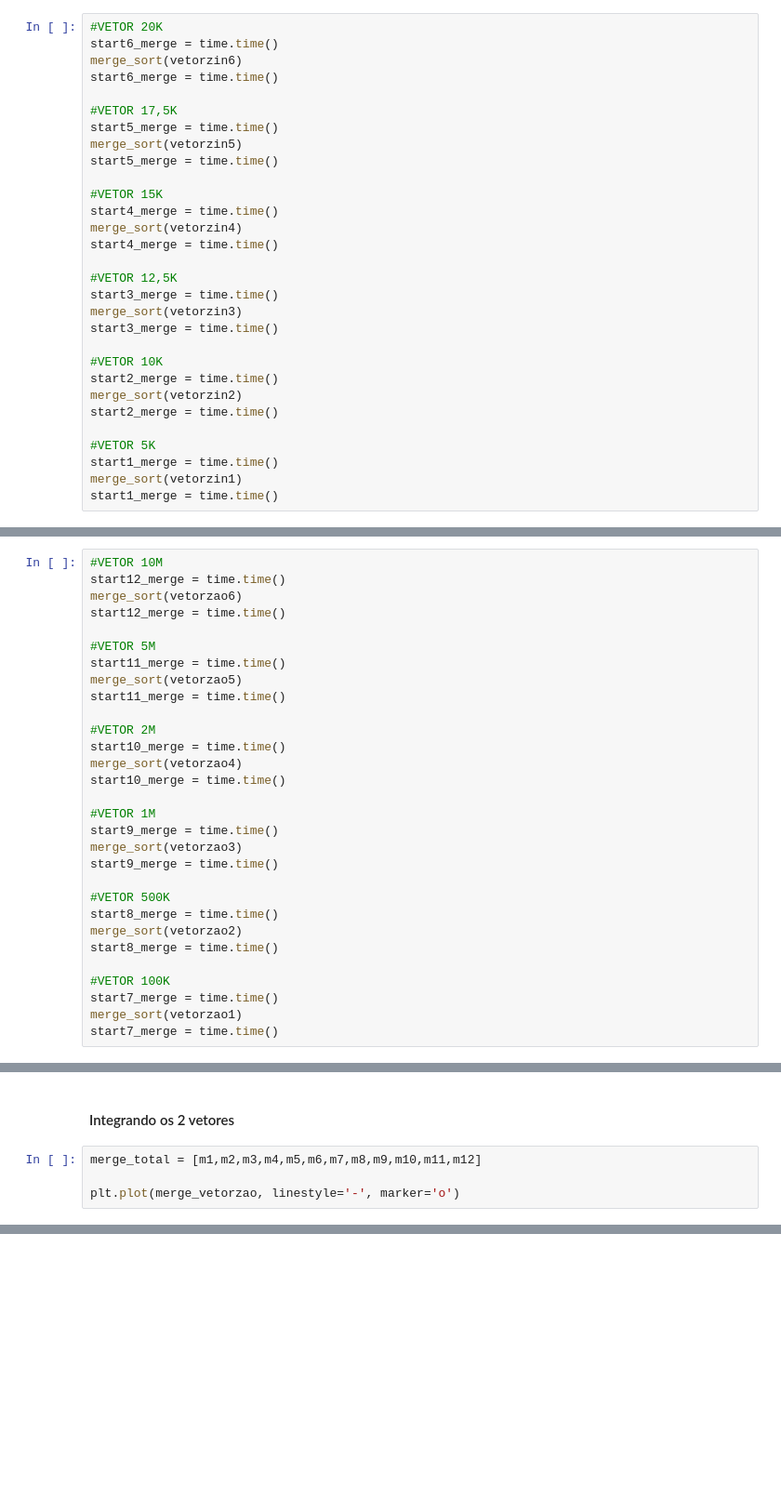
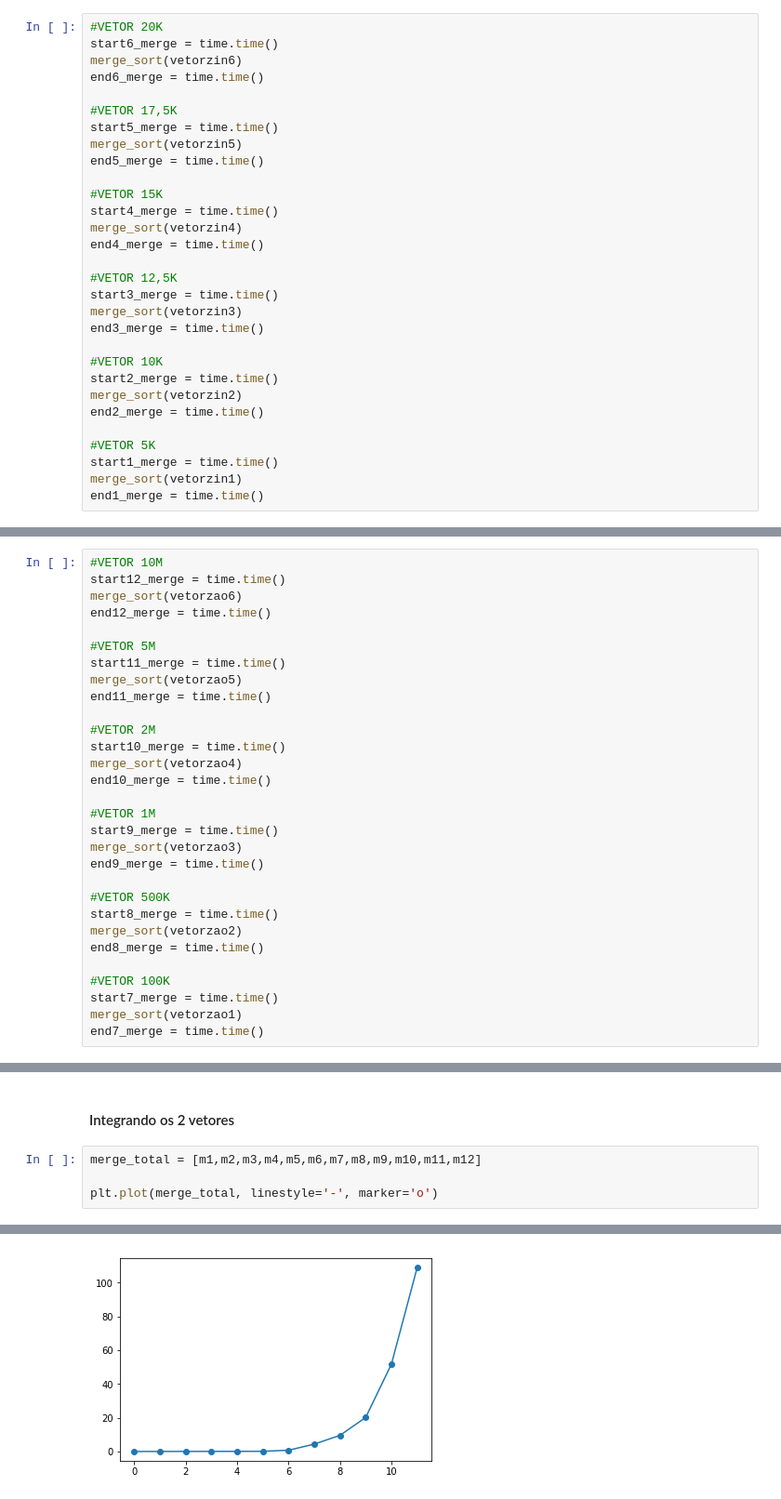
Before and after one commit to EDAII/Lista3_Gabriel_e_Zarbielli, a Jupyter notebook: Algorítimos de Ordenação O(n log n).ipynb, the cells around one changed output, grey strips where cells are left out. Shown: that part at 93% size. Saved outputs shown, nothing was run; the diff lists cells and outputs as text; blank space fills up the shorter version.

```diff
--- a/Algorítimos de Ordenação O(n log n).ipynb
+++ b/Algorítimos de Ordenação O(n log n).ipynb
@@ -521,32 +391,32 @@ def merge_sort(vector):
 #VETOR 20K
 start6_merge = time.time()
 merge_sort(vetorzin6)
-start6_merge = time.time()
+end6_merge = time.time()
 
 #VETOR 17,5K
 start5_merge = time.time()
 merge_sort(vetorzin5)
-start5_merge = time.time()
+end5_merge = time.time()
 
 #VETOR 15K
 start4_merge = time.time()
 merge_sort(vetorzin4)
-start4_merge = time.time()
+end4_merge = time.time()
 
 #VETOR 12,5K
 start3_merge = time.time()
 merge_sort(vetorzin3)
-start3_merge = time.time()
+end3_merge = time.time()
 
 #VETOR 10K
 start2_merge = time.time()
 merge_sort(vetorzin2)
-start2_merge = time.time()
+end2_merge = time.time()
 
 #VETOR 5K
 start1_merge = time.time()
 merge_sort(vetorzin1)
-start1_merge = time.time()
+end1_merge = time.time()
 # %% [markdown]
 #### Colocando os valores de tempo encontrados para vetores de tamanho 5k até 20k em um vetor
 # %%
@@ -566,30 +439,30 @@ plt.plot(merge_vetorzin, linestyle='-', marker='o')
 #VETOR 10M
 start12_merge = time.time()
 merge_sort(vetorzao6)
-start12_merge = time.time()
+end12_merge = time.time()
 
 #VETOR 5M
 start11_merge = time.time()
 merge_sort(vetorzao5)
-start11_merge = time.time()
+end11_merge = time.time()
 
 #VETOR 2M
 start10_merge = time.time()
 merge_sort(vetorzao4)
-start10_merge = time.time()
+end10_merge = time.time()
 
 #VETOR 1M
 start9_merge = time.time()
 merge_sort(vetorzao3)
-start9_merge = time.time()
+end9_merge = time.time()
 
 #VETOR 500K
 start8_merge = time.time()
 merge_sort(vetorzao2)
-start8_merge = time.time()
+end8_merge = time.time()
 
 #VETOR 100K
 start7_merge = time.time()
 merge_sort(vetorzao1)
-start7_merge = time.time()
+end7_merge = time.time()
 # %% [markdown]
@@ -610,4 +486,5 @@ plt.plot(merge_vetorzao, linestyle='-', marker='o')
 # %%
 merge_total = [m1,m2,m3,m4,m5,m6,m7,m8,m9,m10,m11,m12]
 
-plt.plot(merge_vetorzao, linestyle='-', marker='o')
+plt.plot(merge_total, linestyle='-', marker='o')
+# %% [output]
@@ -613,0 +492 @@ plt.plot(merge_vetorzao, linestyle='-', marker='o')
+[figure, added]
```
Also changed, not shown: parts of 65 cells of this notebook.
